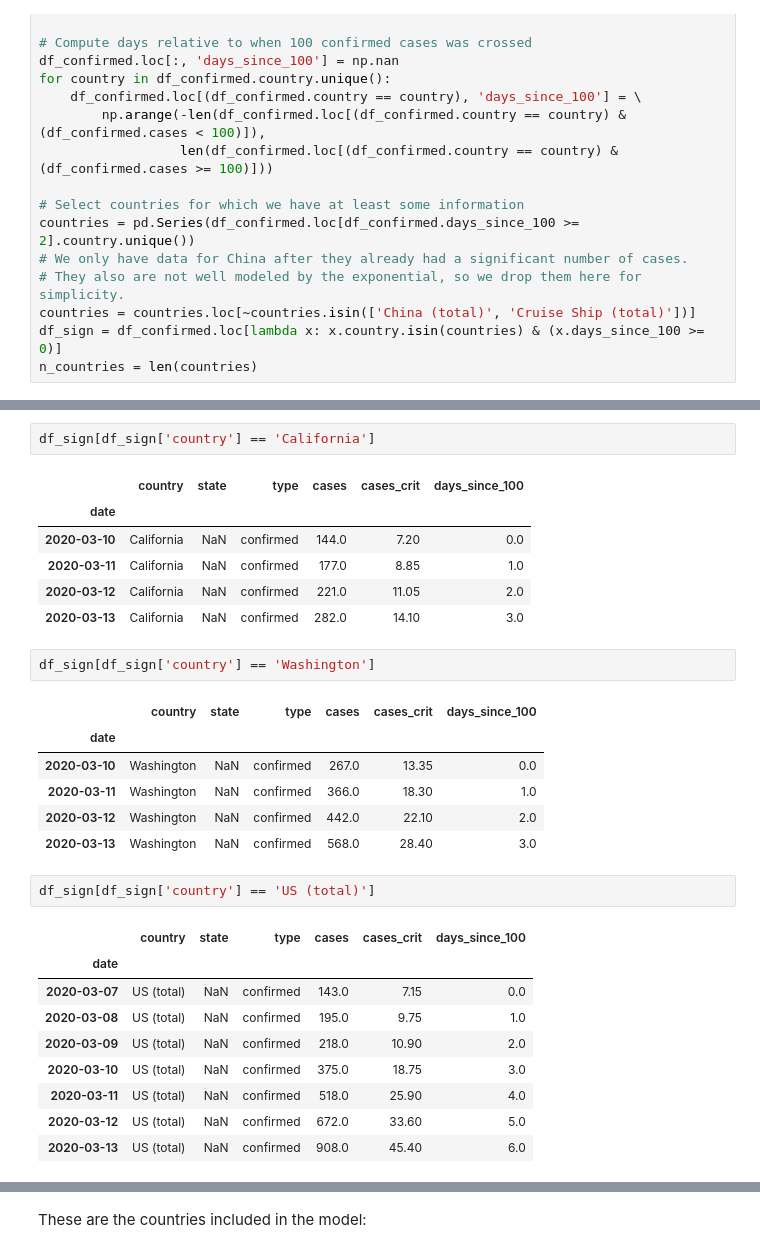
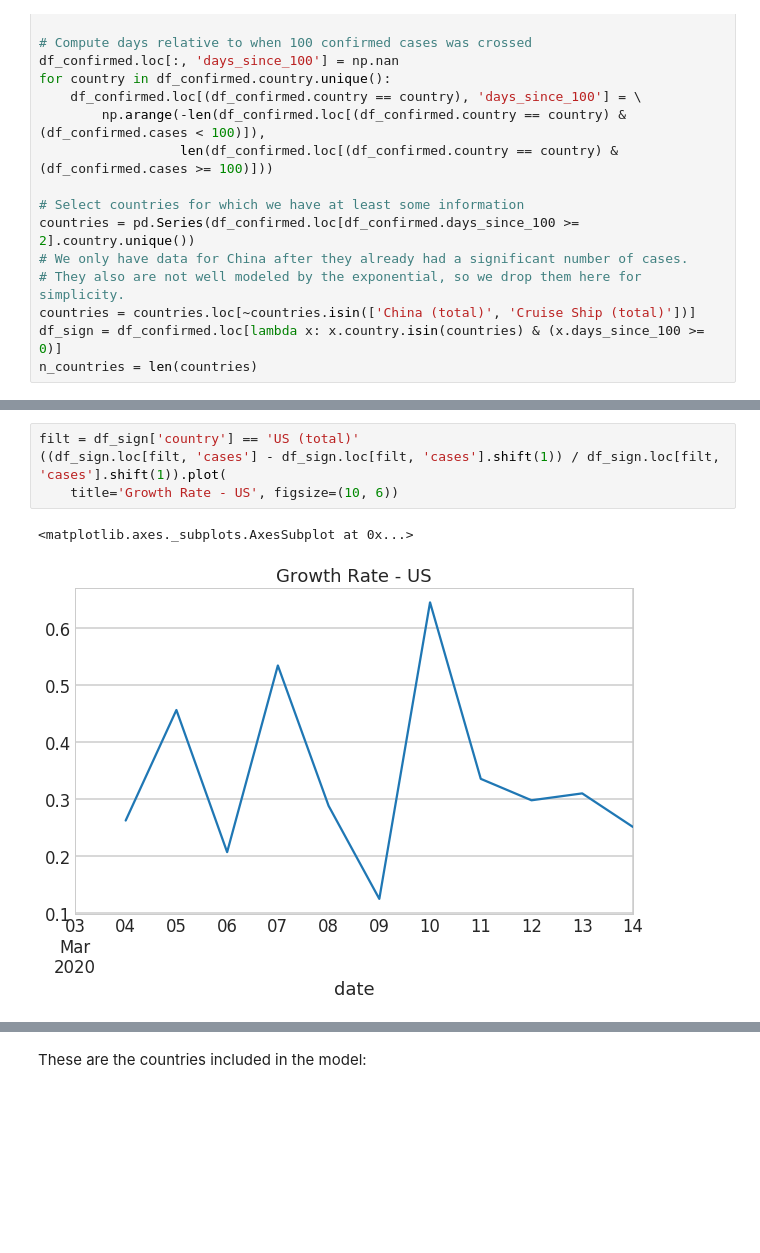
Before and after one commit to bensonlee5/covid19, a Jupyter notebook: covid19_growth_bayes_bl.ipynb, the cells around one changed output, grey strips where cells are left out. Drawn from its saved outputs; the diff is of its cells as text; blank space fills up the shorter version.

```diff
--- a/covid19_growth_bayes_bl.ipynb
+++ b/covid19_growth_bayes_bl.ipynb
@@ -201,30 +207,7 @@ len(df_sign)
-# %%
-df_sign[df_sign['country'] == 'California']
-# %% [output]
-|  | country | state | type | cases | cases_crit | days_since_100 |
-| date |  |  |  |  |  |  |
-| 2020-03-10 | California | NaN | confirmed | 144.0 | 7.20 | 0.0 |
-| 2020-03-11 | California | NaN | confirmed | 177.0 | 8.85 | 1.0 |
-| 2020-03-12 | California | NaN | confirmed | 221.0 | 11.05 | 2.0 |
-| 2020-03-13 | California | NaN | confirmed | 282.0 | 14.10 | 3.0 |
-# %%
-df_sign[df_sign['country'] == 'Washington']
-# %% [output]
-|  | country | state | type | cases | cases_crit | days_since_100 |
-| date |  |  |  |  |  |  |
-| 2020-03-10 | Washington | NaN | confirmed | 267.0 | 13.35 | 0.0 |
-| 2020-03-11 | Washington | NaN | confirmed | 366.0 | 18.30 | 1.0 |
-| 2020-03-12 | Washington | NaN | confirmed | 442.0 | 22.10 | 2.0 |
-| 2020-03-13 | Washington | NaN | confirmed | 568.0 | 28.40 | 3.0 |
-# %%
-df_sign[df_sign['country'] == 'US (total)']
-# %% [output]
-|  | country | state | type | cases | cases_crit | days_since_100 |
-| date |  |  |  |  |  |  |
-| 2020-03-07 | US (total) | NaN | confirmed | 143.0 | 7.15 | 0.0 |
-| 2020-03-08 | US (total) | NaN | confirmed | 195.0 | 9.75 | 1.0 |
-| 2020-03-09 | US (total) | NaN | confirmed | 218.0 | 10.90 | 2.0 |
-| 2020-03-10 | US (total) | NaN | confirmed | 375.0 | 18.75 | 3.0 |
-| 2020-03-11 | US (total) | NaN | confirmed | 518.0 | 25.90 | 4.0 |
-| 2020-03-12 | US (total) | NaN | confirmed | 672.0 | 33.60 | 5.0 |
-| 2020-03-13 | US (total) | NaN | confirmed | 908.0 | 45.40 | 6.0 |
+# %%
+filt = df_sign['country'] == 'US (total)'
+((df_sign.loc[filt, 'cases'] - df_sign.loc[filt, 'cases'].shift(1)) / df_sign.loc[filt, 'cases'].shift(1)).plot(
+    title='Growth Rate - US', figsize=(10, 6))
+# %% [output]
+<matplotlib.axes._subplots.AxesSubplot at 0x...>
+[figure, added]
```
Also changed, not shown: parts of 14 cells of this notebook, 1 other file.
